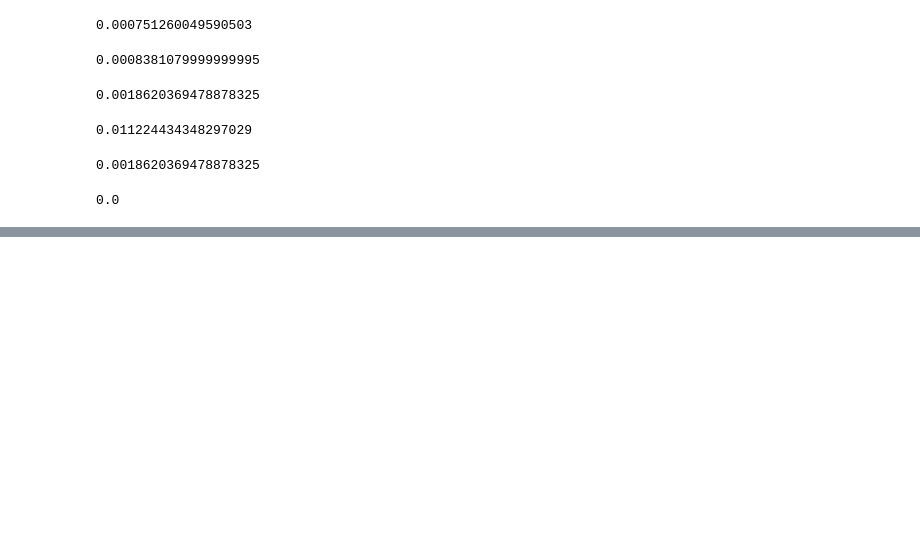
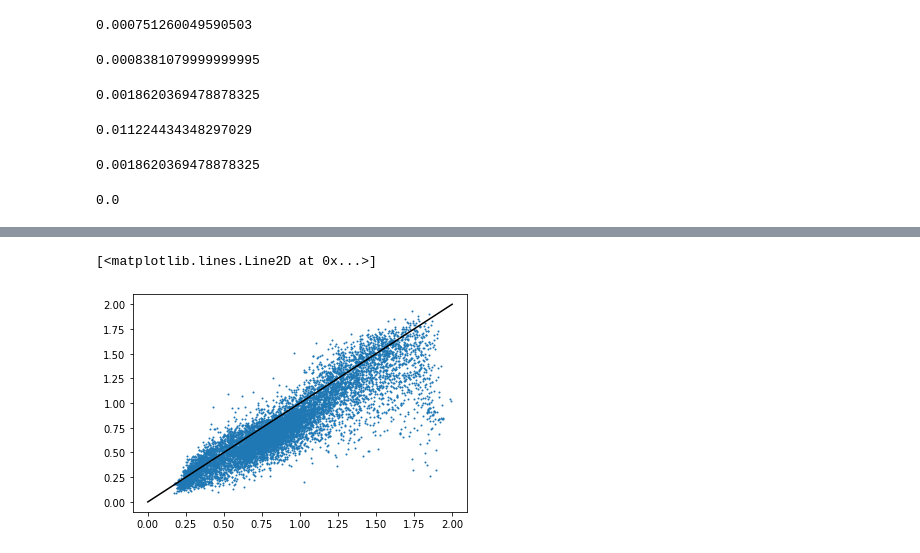
Before and after one commit to booste/andi_for_organizers, a Jupyter notebook: comparing_submissions.ipynb, the cells around one changed output, grey strips where cells are left out. Cells and saved outputs as stored; diff of their text form; code cells hidden in the pictures; blank space fills up the shorter version.

```diff
--- a/comparing_submissions.ipynb
+++ b/comparing_submissions.ipynb
@@ -221,0 +393,7 @@ np.mean(np.abs(sub0_task1_mod-sub0_task1_mod))
+# %%
+predin=2
+plt.scatter(sub5_task3_mod[:,predin],sub_final_task3_mod[:,predin],s=1)
+plt.plot(np.arange(2.1),np.arange(2.1),color='k')
+# %% [output]
+[<matplotlib.lines.Line2D at 0x...>]
+[figure, added]
```
Also changed, not shown: parts of 22 cells of this notebook, 13 other files.
